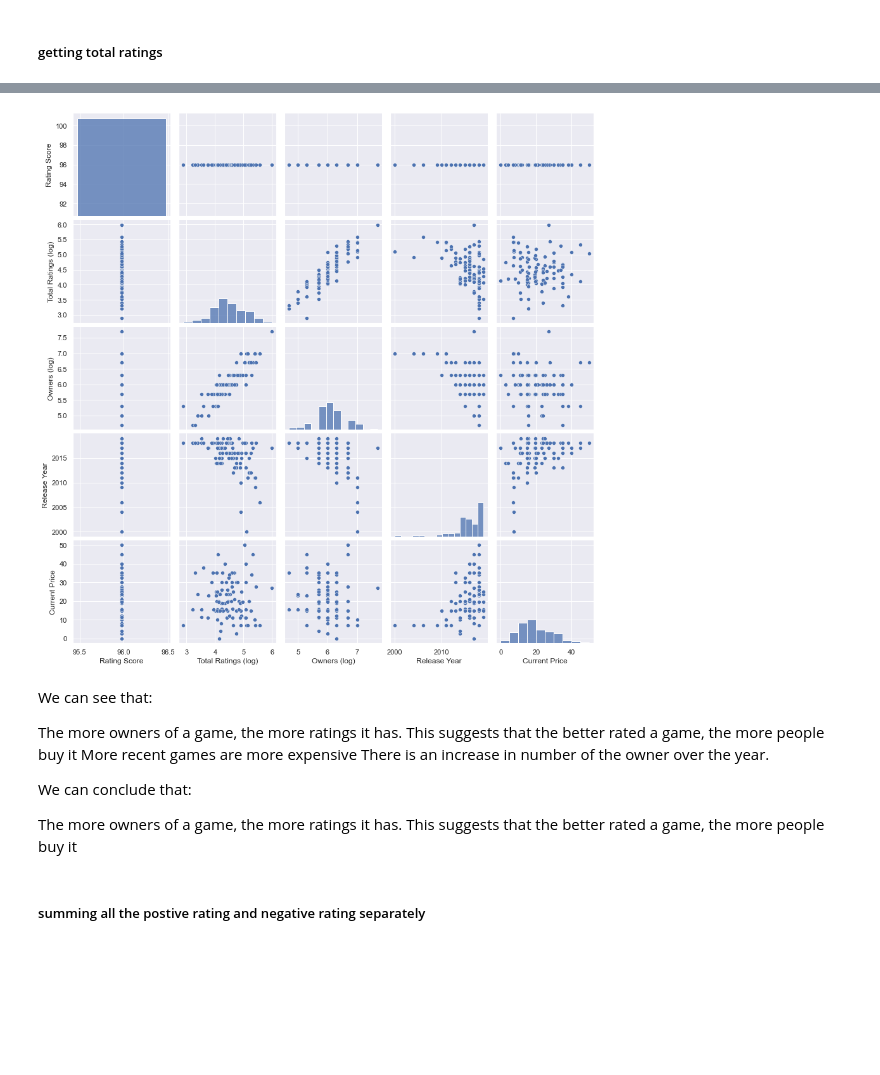
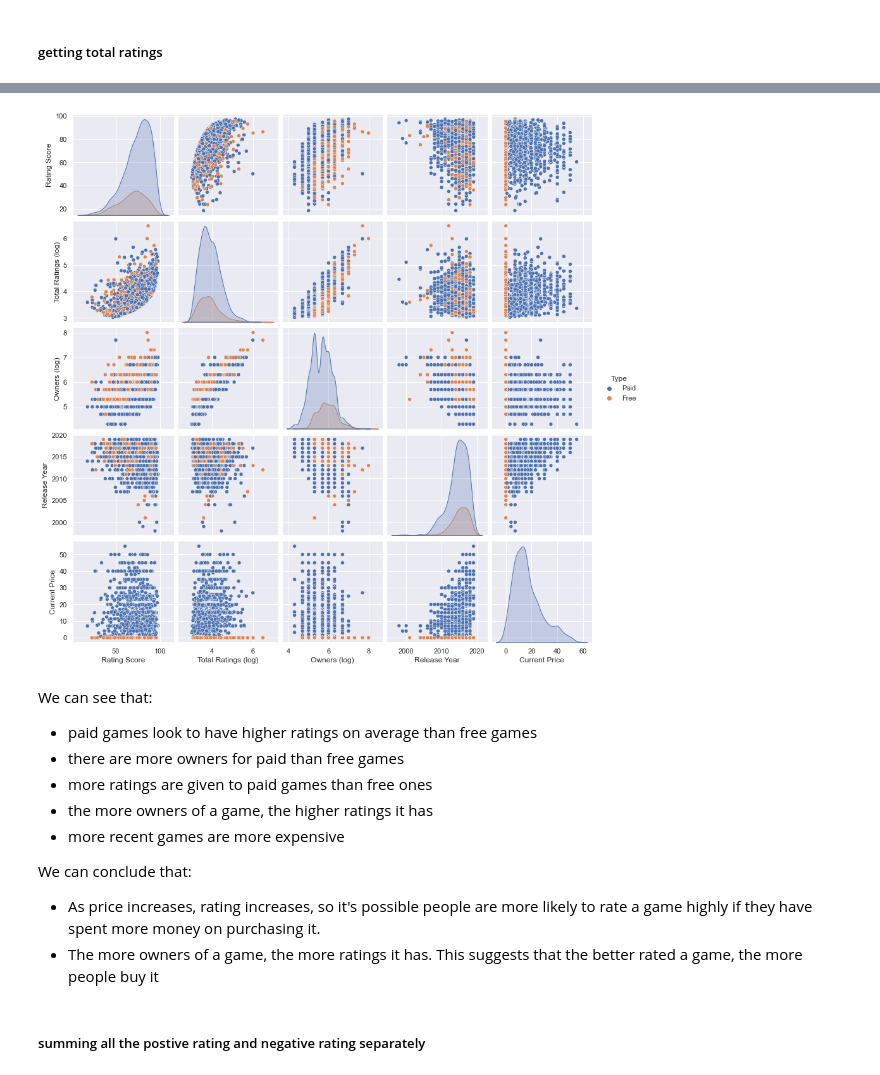
Before and after one commit to pyaepyaelily/videoGame, a Jupyter notebook: videoGame.ipynb, the cells around one changed output, grey strips where cells are left out. Saved outputs shown, nothing was run; the diff lists cells and outputs as text; code cells hidden in the pictures; blank space fills up the shorter version.

Commit message:
clean up genre and rating

```diff
--- a/videoGame.ipynb
+++ b/videoGame.ipynb
@@ -458,0 +563,2 @@ ratingDF
+# %%
+rating_df=ratingDF[(ratingDF['positive_ratings'] > 500) & (ratingDF['negative_ratings'] > 500)]
@@ -463,8 +585,8 @@ def calc_rating(row):
     """Calculate rating score based on SteamDB method."""
     import math
 
-    pos = ratingDF['positive_ratings']
-    neg = ratingDF['negative_ratings']
+    pos = row['positive_ratings']
+    neg = row['negative_ratings']
 
     total_reviews = pos + neg
     average = pos / total_reviews
@@ -484,5 +600,5 @@ print(calcRating)
 # %%
-ratingDF["rating"] = ""
+rating_df["rating"] = ""
 # %% [output]
 A value is trying to be set on a copy of a slice from a DataFrame.
 Try using .loc[row_indexer,col_indexer] = value instead
@@ -494,16 +626,16 @@ See the caveats in the documentation: https://pandas.pydata.org/pandas-docs/stab
 # %%
 #keep lower bound of owners column, as integer
-ratingDF['owners'] = steamUniqueTitleRating['owners'].str.split('-').apply(lambda x: x[0]).astype(int)
+rating_df['owners'] = rating_df['owners'].str.split('-').apply(lambda x: x[0]).astype(int)
 
 # calculate rating, as well as simple ratio for comparison
-ratingDF['total_ratings'] = ratingDF['positive_ratings'] + steamUniqueTitleRating['negative_ratings']
-ratingDF['rating_ratio'] = ratingDF['positive_ratings'] / steamUniqueTitleRating['total_ratings']
-ratingDF['rating'] = ratingDF.apply(calc_rating, axis=1)
+rating_df['total_ratings'] = rating_df['positive_ratings'] + rating_df['negative_ratings']
+rating_df['rating_ratio'] = rating_df['positive_ratings'] / rating_df['total_ratings']
+rating_df['rating'] = rating_df.apply(calc_rating, axis=1)
 #ratingDF['rating'] = ratingDF.apply(calc_rating)
 
 # convert release_date to datetime type and create separate column for release_year
-ratingDF['release_date'] = ratingDF['release_date'].astype('datetime64[ns]')
-ratingDF['release_year'] = ratingDF['release_date'].apply(lambda x: x.year)
+# ratingDF['release_date'] = ratingDF['release_date'].astype('datetime64[ns]')
+# ratingDF['release_year'] = ratingDF['release_date'].apply(lambda x: x.year)
 # %% [output]
 A value is trying to be set on a copy of a slice from a DataFrame.
 Try using .loc[row_indexer,col_indexer] = value instead
@@ -541,29 +676,33 @@ ratingDF
 # %%
+# Create a column to split free vs paid games
+rating_df['type'] = 'Free'
+rating_df.loc[rating_df['price'] > 0, 'type'] = 'Paid'
+
 # ensure no 0s in columns we're applying log to
-ratingDF = ratingDF[(ratingDF['owners'] > 0) & (ratingDF['total_ratings'] > 0)].copy()
+df = rating_df[(rating_df['owners'] > 0) & (rating_df['total_ratings'] > 0)].copy()
 
-eda_df = pd.DataFrame(zip(ratingDF['rating'],
-                          np.log10(ratingDF['total_ratings']),
-                          np.log10(ratingDF['owners']),
-                          ratingDF['release_year'],
-                          ratingDF.price
+eda_df = pd.DataFrame(zip(df['rating'],
+                          np.log10(df['total_ratings']),
+                          np.log10(df['owners']),
+                          df['release_year'],
+                          df.price,
+                          df['type']
                          ),
-                      columns=['Rating Score', 'Total Ratings (log)', 'Owners (log)', 'Release Year', 'Current Price'])
+                      columns=['Rating Score', 'Total Ratings (log)', 'Owners (log)', 'Release Year', 'Current Price', 'Type'])
 
-sb.pairplot(eda_df)
+sb.pairplot(eda_df, hue='Type')
 plt.show()
 # %% [output]
-[figure, old version]
+[figure, new version]
 # %% [markdown]
 We can see that:
-
-The more owners of a game, the more ratings it has. This suggests that the better rated a game, the more people buy it
-More recent games are more expensive
-There is an increase in number of the owner over the year.
-
-
+- paid games look to have higher ratings on average than free games
+- there are more owners for paid than free games
+- more ratings are given to paid games than free ones
+- the more owners of a game, the higher ratings it has
+- more recent games are more expensive
 
 We can conclude that:
-
-The more owners of a game, the more ratings it has. This suggests that the better rated a game, the more people buy it
+- As price increases, rating increases, so it's possible people are more likely to rate a game highly if they have spent more money on purchasing it.
+- The more owners of a game, the more ratings it has. This suggests that the better rated a game, the more people buy it
 # %%
```
Also changed, not shown: parts of 62 cells of this notebook, 1 other file.
